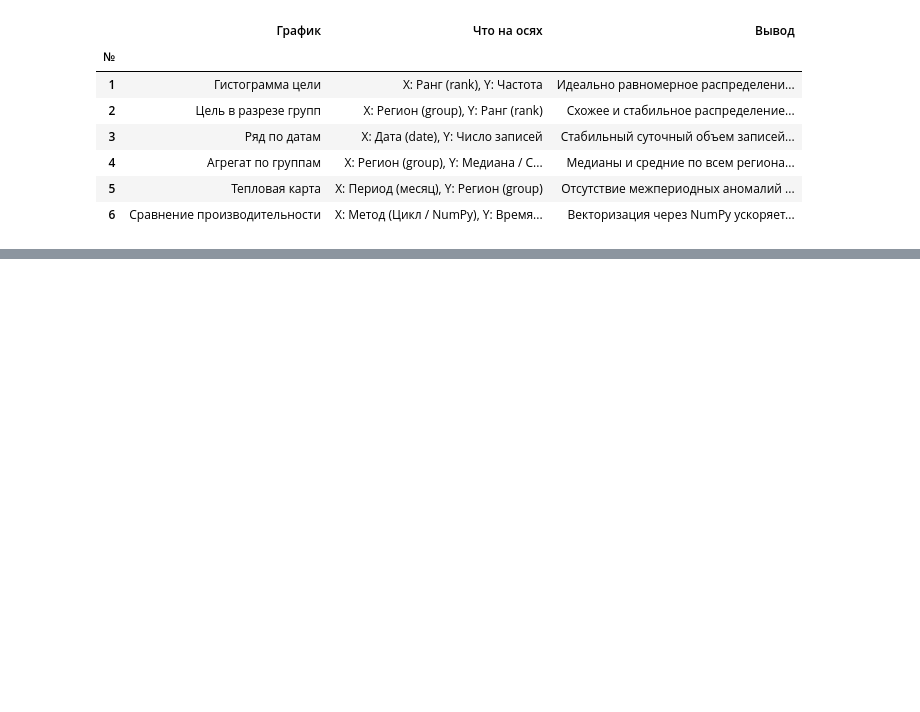
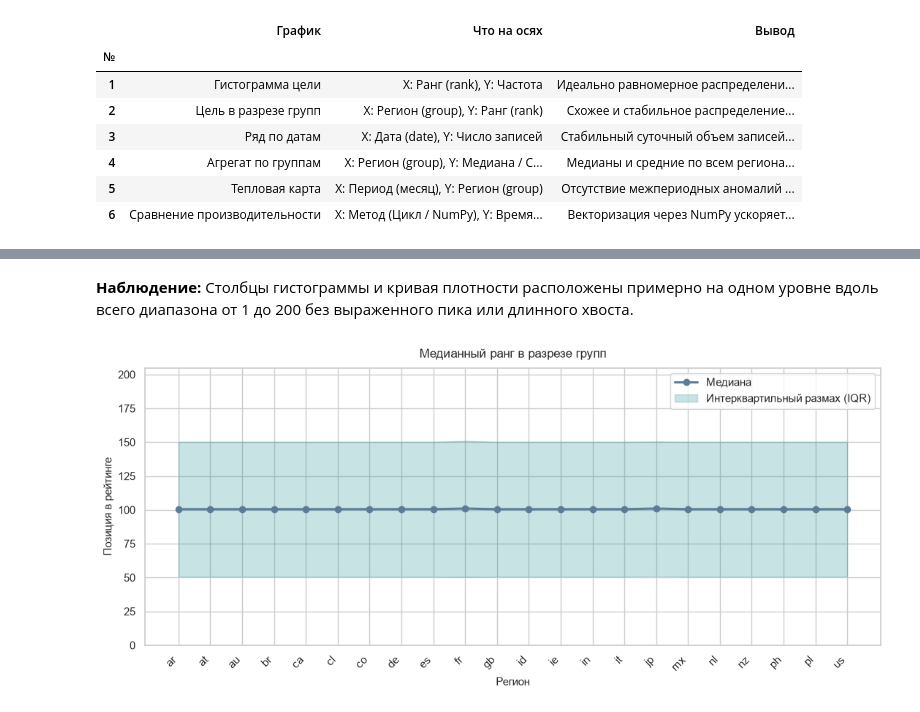
Before and after one commit to haeozo/Data, a Jupyter notebook: notebooks/04_eda.ipynb, the cells around one changed output, grey strips where cells are left out. Drawn from its saved outputs; the diff is of its cells as text; code cells hidden in the pictures; blank space fills up the shorter version.

```diff
--- a/notebooks/04_eda.ipynb
+++ b/notebooks/04_eda.ipynb
@@ -631,0 +519,51 @@ display(HTML(table_6.style.set_table_styles(styles).to_html()))
+# %% [markdown]
+**Наблюдение:** Столбцы гистограммы и кривая плотности расположены примерно на одном уровне вдоль всего диапазона от 1 до 200 без выраженного пика или длинного хвоста.
+# %%
+import matplotlib.pyplot as plt
+import seaborn as sns
+
+sns.set_theme(style="whitegrid")
+
+
+stats = (
+    df.groupby(GROUP_COL)[TARGET_COL]
+    .agg(
+        median="median",
+        q25=lambda s: s.quantile(0.25),
+        q75=lambda s: s.quantile(0.75),
+    )
+    .reset_index()
+)
+
+fig, ax = plt.subplots(figsize=(11, 5))
+
+x_pos = range(len(stats))
+ax.plot(
+    x_pos,
+    stats["median"],
+    marker="o",
+    color="#5B7C99",
+    linewidth=2.2,
+    label="Медиана",
+)
+ax.fill_between(
+    x_pos,
+    stats["q25"],
+    stats["q75"],
+    color="#008080",
+    alpha=0.22,
+    label="Интерквартильный размах (IQR)",
+)
+
+ax.set_title("Медианный ранг в разрезе групп", fontsize=12.5, pad=10)
+ax.set_xlabel("Регион", fontsize=11)
+ax.set_ylabel("Позиция в рейтинге", fontsize=11)
+ax.set_xticks(x_pos)
+ax.set_xticklabels(stats[GROUP_COL], rotation=45, ha="right")
+ax.set_ylim(0, 205)
+ax.legend()
+
+plt.tight_layout()
+plt.show()
+# %% [output]
+[figure, added]
```
Also changed, not shown: parts of 16 cells of this notebook.
